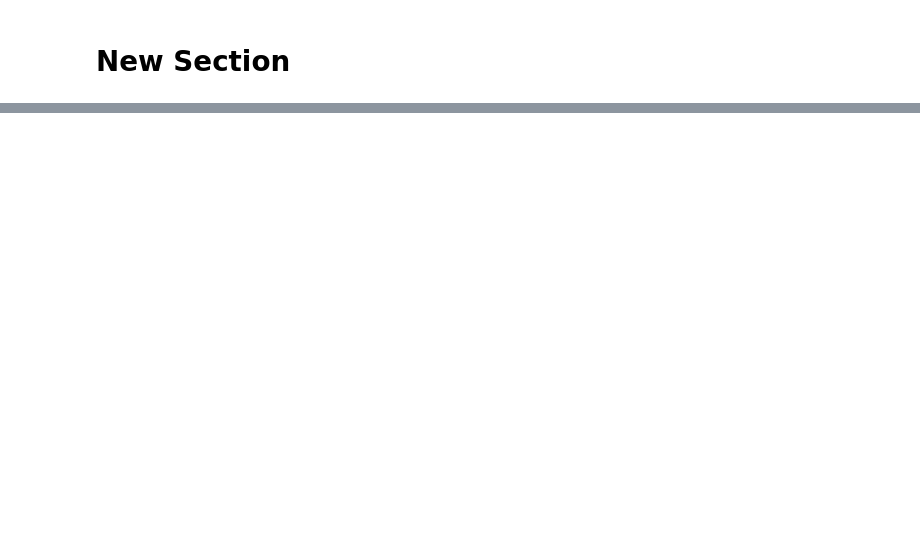
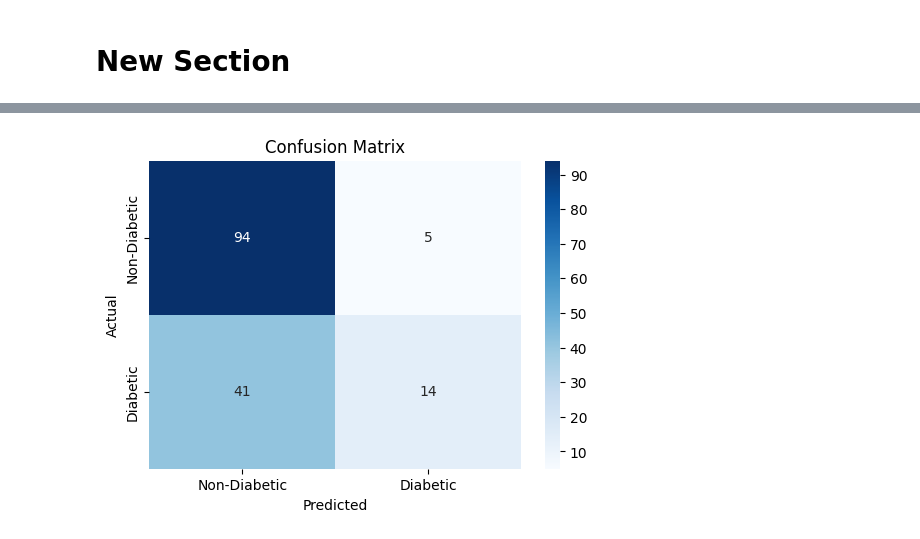
Before and after one commit to SanwithaReddy/Gen-AI-2025, a Jupyter notebook: Untitled25.ipynb, the cells around one changed output, grey strips where cells are left out. Drawn from its saved outputs; the diff is of its cells as text; code cells hidden in the pictures; blank space fills up the shorter version.

```diff
--- a/Untitled25.ipynb
+++ b/Untitled25.ipynb
@@ -91,2 +3,90 @@ weighted avg       0.69      0.69      0.65       154
 # %% [markdown]
 # New Section
+# %%
+import numpy as np
+import pandas as pd
+import tensorflow as tf
+import joblib
+import os
+import matplotlib.pyplot as plt
+import seaborn as sns
+from tensorflow.keras.models import Sequential, load_model
+from tensorflow.keras.layers import Dense
+from tensorflow.keras.optimizers import Adagrad
+from sklearn.model_selection import train_test_split
+from sklearn.preprocessing import StandardScaler
+from sklearn.metrics import accuracy_score, confusion_matrix, classification_report
+
+
+file_path = "diabetes.xls"
+data = pd.read_excel(file_path)
+print("Dataset Info:\n", data.info())
+print("\nMissing Values:\n", data.isnull().sum())
+
+data.fillna(0, inplace=True)
+
+
+X = data.iloc[:, :-1].values
+y = data.iloc[:, -1].values
+
+
+X_train, X_test, y_train, y_test = train_test_split(X, y, test_size=0.2, random_state=42)
+
+scaler = StandardScaler()
+X_train = scaler.fit_transform(X_train)
+X_test = scaler.transform(X_test)
+
+joblib.dump(scaler, "scaler.pkl")
+
+model = Sequential([
+    Dense(12, activation="swish", input_shape=(X_train.shape[1],)),
+    Dense(25, activation="swish"),
+    Dense(15, activation="swish"),
+    Dense(1, activation="sigmoid")
+])
+
+
+model.compile(optimizer=Adagrad(), loss="binary_crossentropy", metrics=["accuracy"])
+
+history = model.fit(X_train, y_train, epochs=300, batch_size=16, validation_data=(X_test, y_test))
+
+test_loss, test_accuracy = model.evaluate(X_test, y_test)
+
+y_pred = (model.predict(X_test) > 0.5).astype("int32")
+
+cm = confusion_matrix(y_test, y_pred)
+report = classification_report(y_test, y_pred, target_names=["Non-Diabetic", "Diabetic"])
+
+print(f"Test Accuracy: {test_accuracy:.4f}")
+print(report)
+
+plt.figure(figsize=(6, 4))
+sns.heatmap(cm, annot=True, fmt="d", cmap="Blues", xticklabels=["Non-Diabetic", "Diabetic"],
+            yticklabels=["Non-Diabetic", "Diabetic"])
+plt.xlabel("Predicted")
+plt.ylabel("Actual")
+plt.title("Confusion Matrix")
+plt.show()
+
+model_filename = "diabetes_ann_model.keras"
+
+if os.path.exists(model_filename):
+    os.remove(model_filename)
+
+model.save(model_filename)
+print("Model saved successfully!")
+
+def load_trained_model():
+    return load_model("diabetes_ann_model.keras"), joblib.load("scaler.pkl")
+
+def predict_diabetes(input_data):
+    model, scaler = load_trained_model()
+    input_array = np.array(input_data).reshape(1, -1)
+    input_scaled = scaler.transform(input_array)
+    prediction = model.predict(input_scaled)
+    return "Diabetic" if prediction > 0.5 else "Non-Diabetic"
+
+sample_input = [6, 148, 72, 35, 0, 33.6, 0.627, 50]
+result = predict_diabetes(sample_input)
+print(f"Prediction: {result}")
+# %% [output]
@@ -92,0 +127 @@ weighted avg       0.69      0.69      0.65       154
+[figure, added]
```
Also changed, not shown: parts of 2 cells of this notebook.
